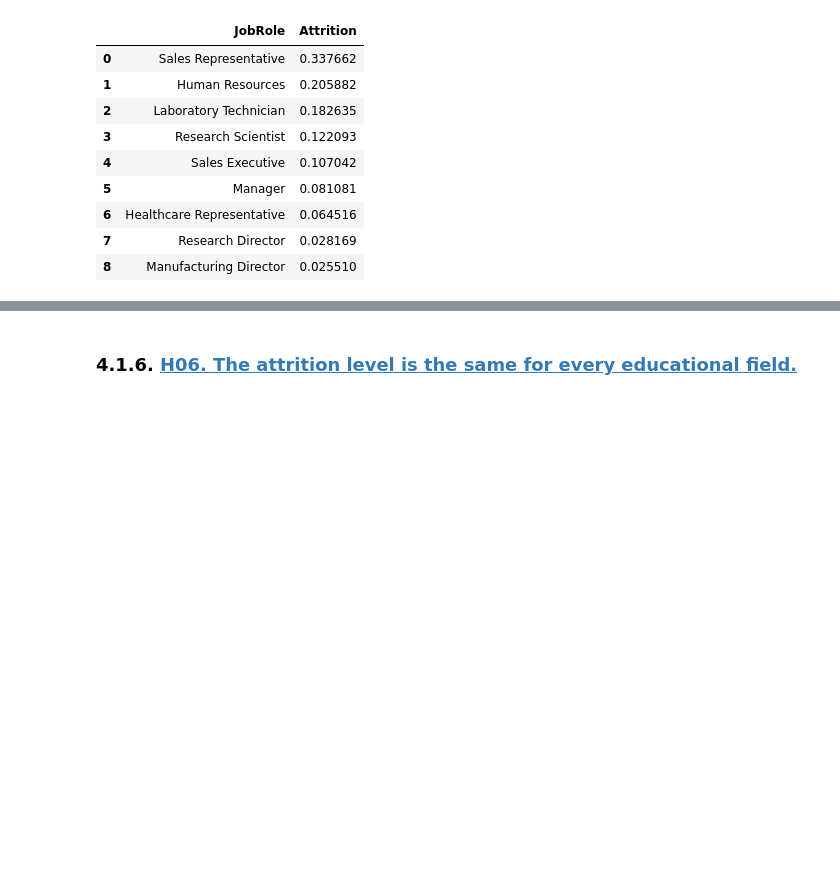
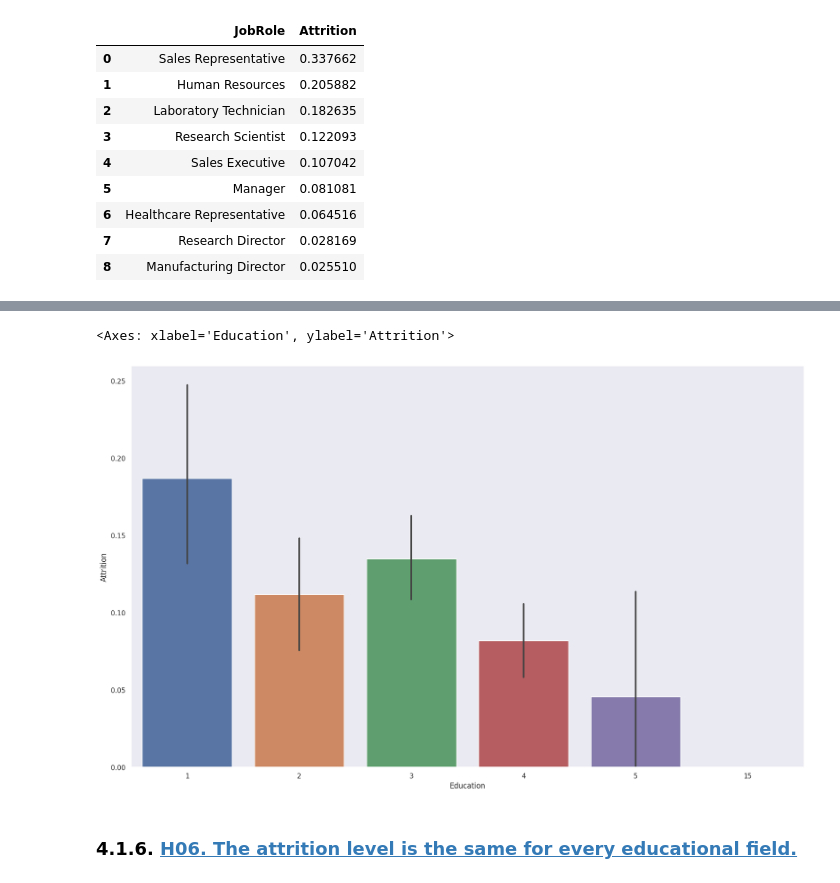
Before and after one commit to DataSolvers/IBM_EmployeeAttrition, a Jupyter notebook: notebooks/IBM_EmployeeAttrition.ipynb, the cells around one changed output, grey strips where cells are left out. Cells and saved outputs as stored; diff of their text form; code cells hidden in the pictures; blank space fills up the shorter version.

```diff
--- a/notebooks/IBM_EmployeeAttrition.ipynb
+++ b/notebooks/IBM_EmployeeAttrition.ipynb
@@ -112,3 +156,8 @@ data[['JobRole', 'Attrition']].groupby('JobRole').mean().sort_values(by='Attriti
+# %%
+sns.barplot(data=data, x='Education', y='Attrition')
+# %% [output]
+<Axes: xlabel='Education', ylabel='Attrition'>
+[figure, added]
 # %% [markdown]
 ### 4.1.6. <a id='toc4_1_6_'></a>[H06. The attrition level is the same for every educational field.](#toc0_)
 # %% [markdown]
```
Also changed, not shown: parts of 13 cells of this notebook.
